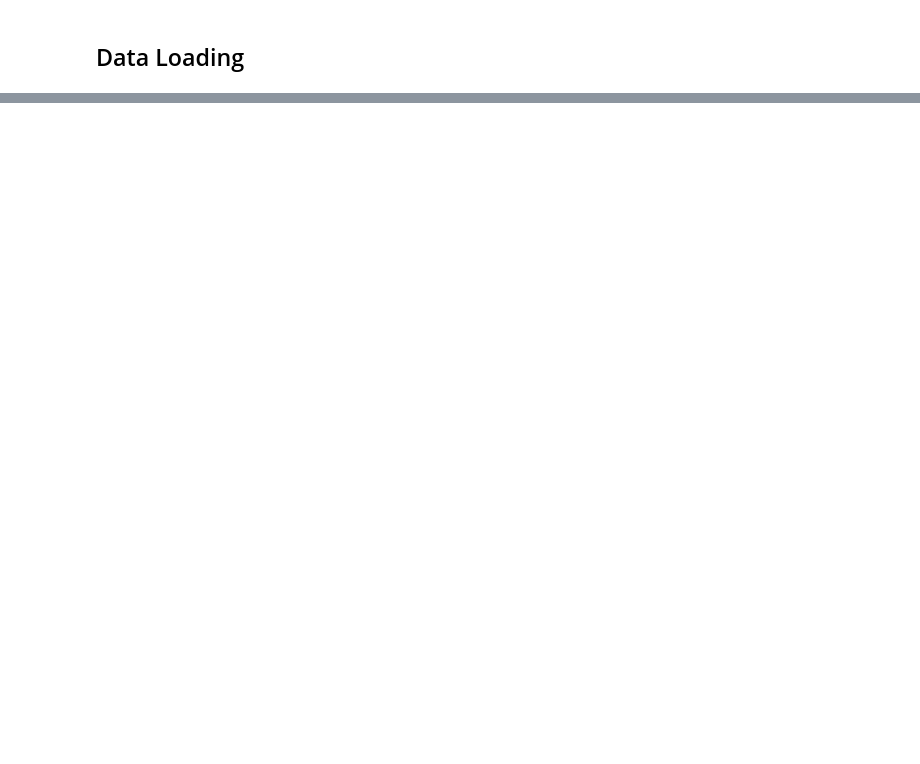
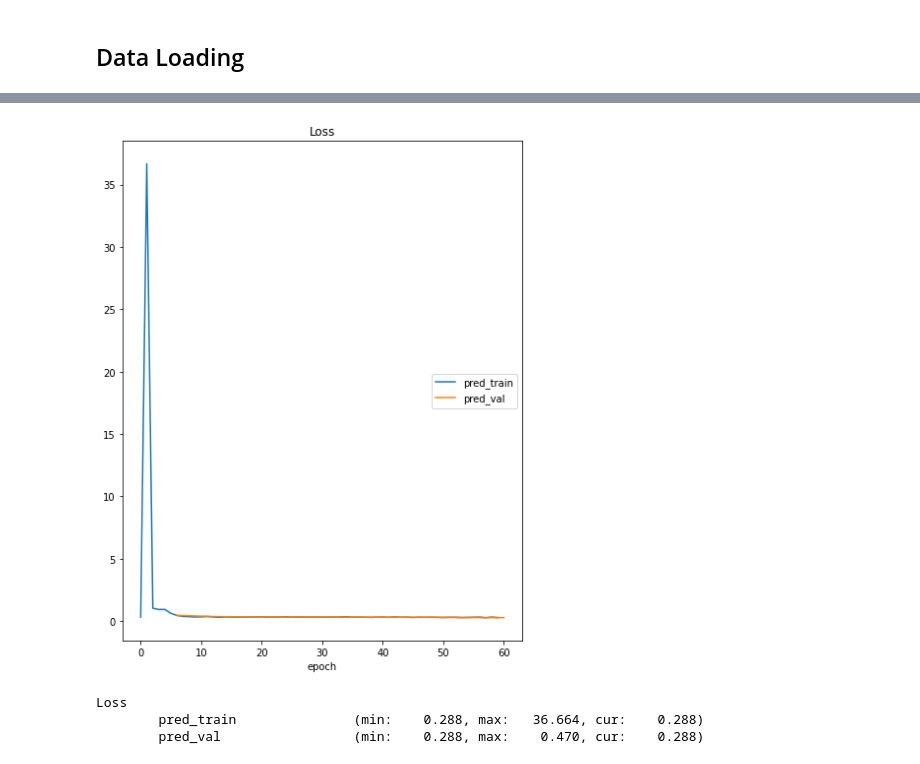
Before and after one commit to didvi/keypoint-detection, a Jupyter notebook: keypoints-prediction.ipynb, the cells around one changed output, grey strips where cells are left out. Drawn from its saved outputs; the diff is of its cells as text; code cells hidden in the pictures; blank space fills up the shorter version.

```diff
--- a/keypoints-prediction.ipynb
+++ b/keypoints-prediction.ipynb
@@ -291,0 +250,70 @@ KeyboardInterrupt:
+# %%
+#Hyperparameters
+epochs = 10
+lr = 1e-3
+
+# Loss
+criterion = nn.MSELoss()
+
+# Create Plots
+plt_groups = {'loss':[]}
+plotlosses_model = PlotLosses(groups=plt_groups)
+plt_groups['loss'].append('pred_train')
+plt_groups['loss'].append('pred_val')
+
+# Training Loop
+device = torch.device("cpu")
+
+if torch.cuda.is_available():
+    print(f"Training on GPU")
+    device = torch.device("cuda")
+
+# Model
+net = Net().double()
+net = net.to(device)
+
+
+# Optimizer
+optimizer = optim.Adam(net.parameters(), lr=lr)
+
+iters = 0
+for e in range(epochs):
+    for batch_i, sample_batch in tqdm(enumerate(train_loader), leave=False, desc='iter', total=len(dataset) // batch_size):
+        optimizer.zero_grad()   # zero the gradient buffers
+
+        images = sample_batch['x']
+        points = sample_batch['y']
+        points = np.reshape(points, (points.shape[0], -1))
+        target = points.to(device)
+
+        output = net(images)
+
+        loss = criterion(output, target)
+        loss.backward()
+        optimizer.step()
+
+        plotlosses_model.update({'pred_train':loss.item()}, current_step=iters)
+        iters += 1
+
+    # get validation loss
+    val_values = []
+    for batch_i, sample_valid_batch in tqdm(enumerate(validation_loader), leave=False, desc='iter'):
+        with torch.no_grad():
+            images = sample_batch['x'].to(device)
+            points = sample_batch['y']
+            points = np.reshape(points, (points.shape[0], -1))
+            target = points.to(device)
+
+            output = net(images)
+            loss = criterion(output, target)
+
+            val_values.append(loss.item())
+
+
+    plotlosses_model.update({'pred_val':np.mean(val_values)}, current_step=iters)
+    plotlosses_model.send()
+# %% [output]
+[figure, added]
+Loss
+        pred_train               (min:    0.288, max:   36.664, cur:    0.288)
+        pred_val                 (min:    0.288, max:    0.470, cur:    0.288)
```
Also changed, not shown: parts of 12 cells of this notebook, 3 other files.
